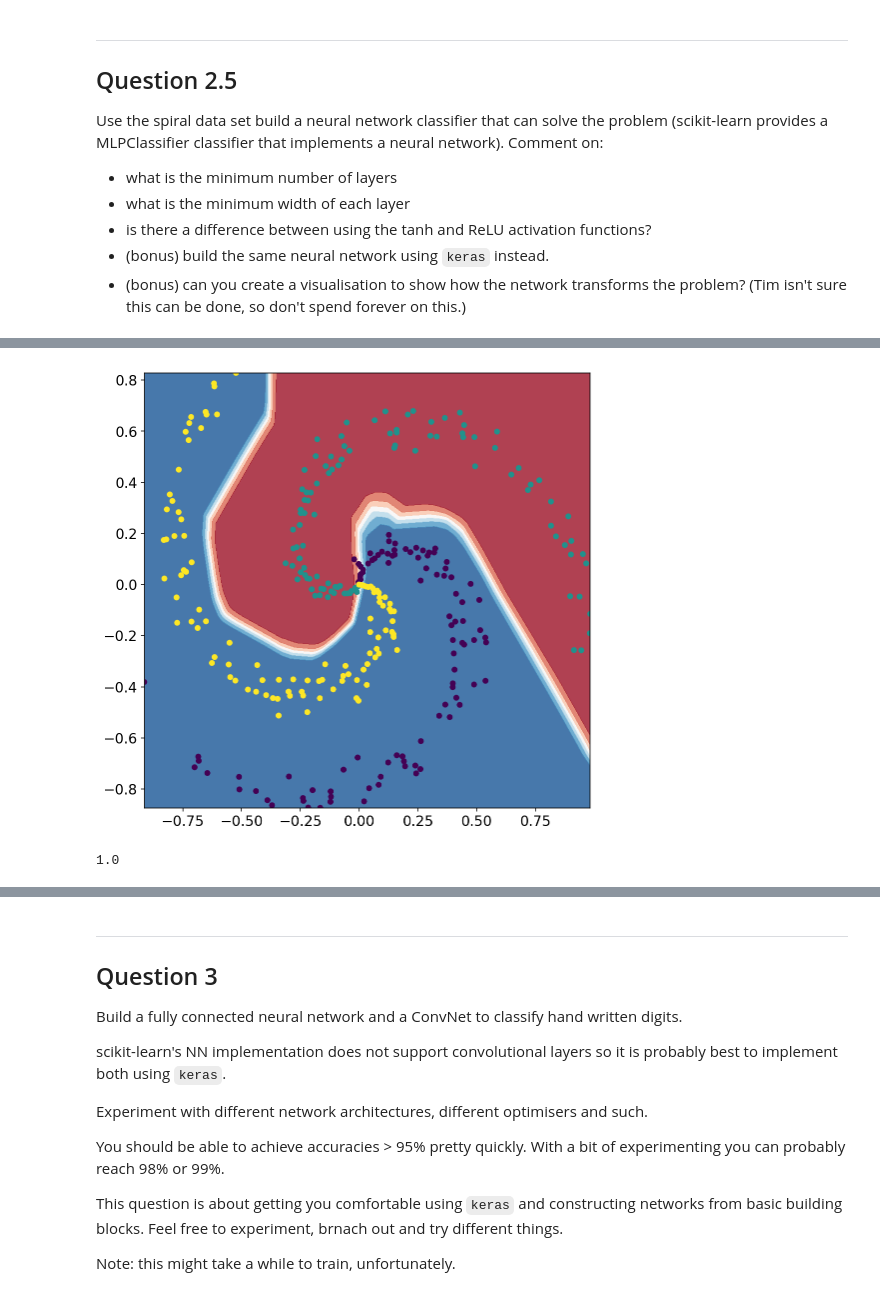
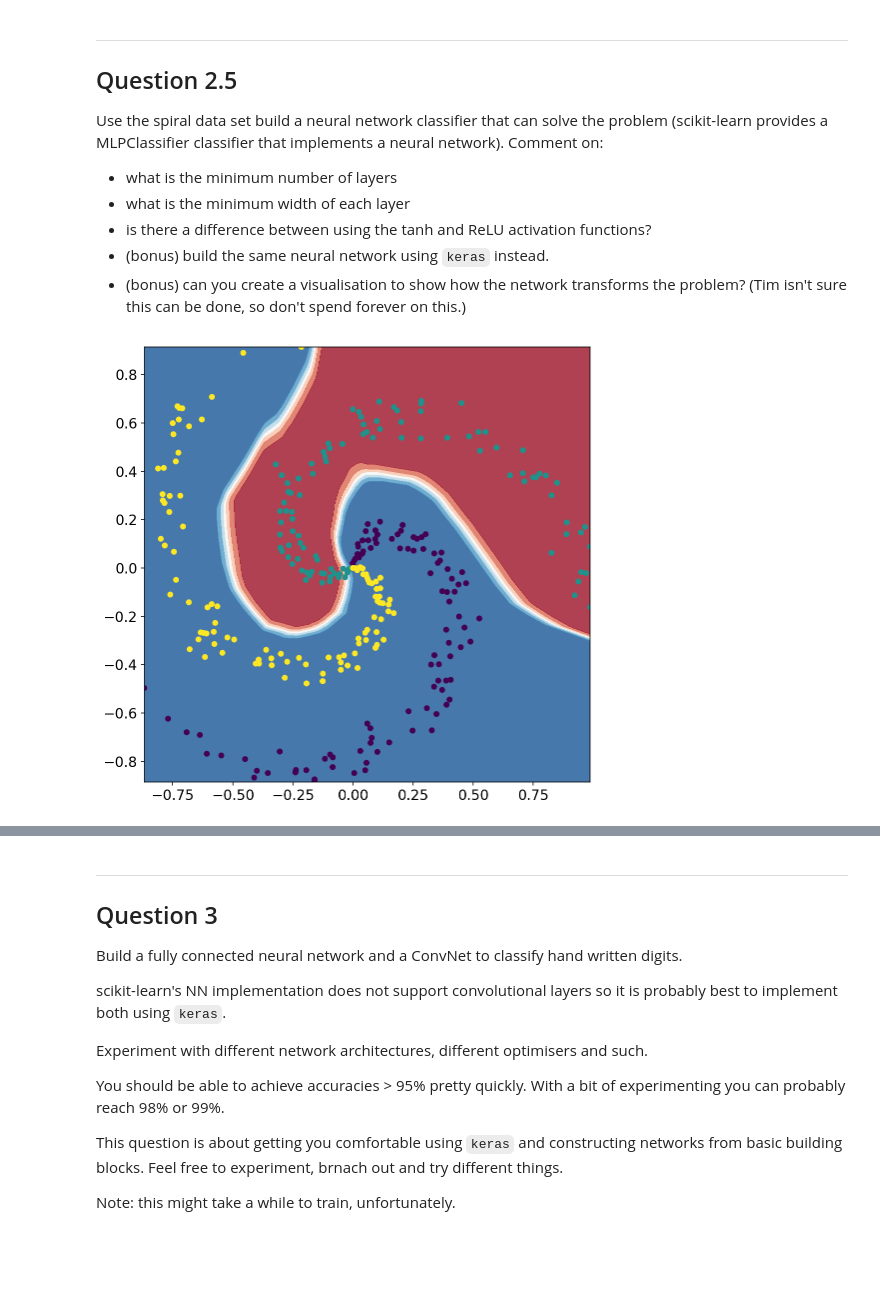
Before and after one commit to cemalper2/advanced_computing, a Jupyter notebook: 03-neural-networks/exercise.ipynb, the cells around one changed output, grey strips where cells are left out. Drawn from its saved outputs; the diff is of its cells as text; code cells hidden in the pictures; blank space fills up the shorter version.

```diff
--- a/03-neural-networks/exercise.ipynb
+++ b/03-neural-networks/exercise.ipynb
@@ -225,16 +225,19 @@ def make_spiral():
 # %%
 # your answer
 from sklearn.neural_network import MLPClassifier
 from sklearn.model_selection import train_test_split
 from sklearn.datasets import make_circles
 from sklearn.preprocessing import PolynomialFeatures
 from sklearn.pipeline import Pipeline
+from sklearn.metrics import classification_report
 from utils import plot_surface
 
 X,y = make_spiral()
-X_train, X_test, y_train, y_test = train_test_split(X, y, test_size=0.1, random_state=42)
-clf = MLPClassifier(activation='relu',hidden_layer_sizes=(100,20), verbose = True,learning_rate = 'adaptive', learning_rate_init = 0.1)
+X_train, X_test, y_train, y_test = train_test_split(X, y, test_size=0.2, random_state=42)
+clf = MLPClassifier(activation='relu',hidden_layer_sizes=(100,20), verbose = False,learning_rate = 'adaptive', learning_rate_init = 0.05)
 clf.fit(X_train,y_train)
 plot_surface(clf,X,y)
 clf.score(X_test,y_test)
+print(classification_report(y_test,clf.predict(X_test)))
 # %% [output]
+[figure, new version]
@@ -258,2 +250,0 @@ Training loss did not improve more than tol=0.000100 for two consecutive epochs.
-[figure, old version]
-1.0
```
Also changed, not shown: parts of 5 cells of this notebook.
